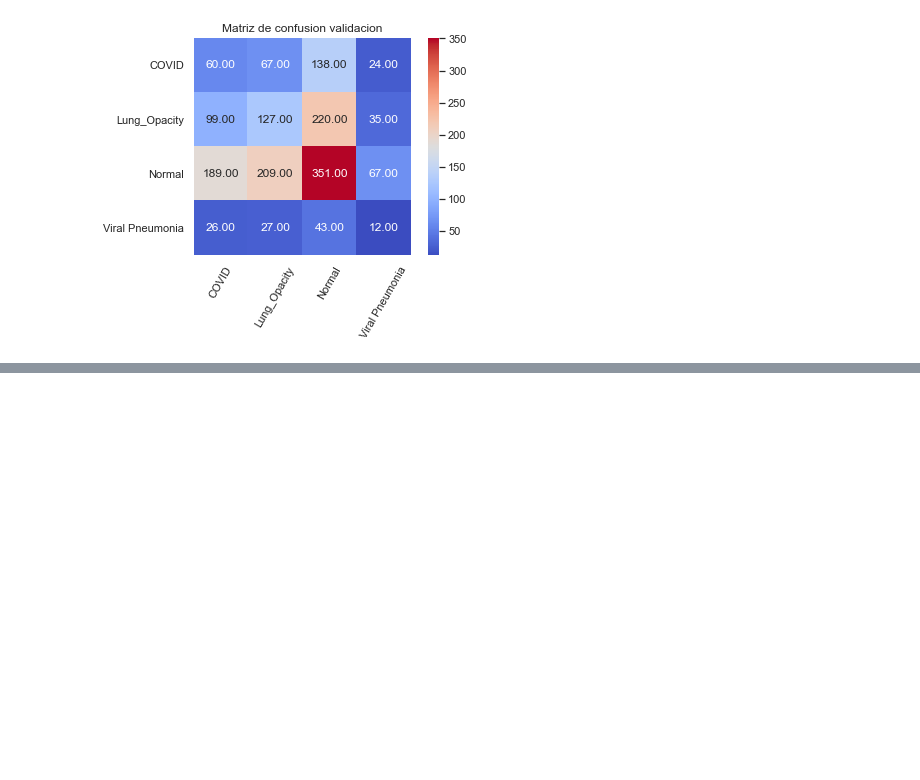
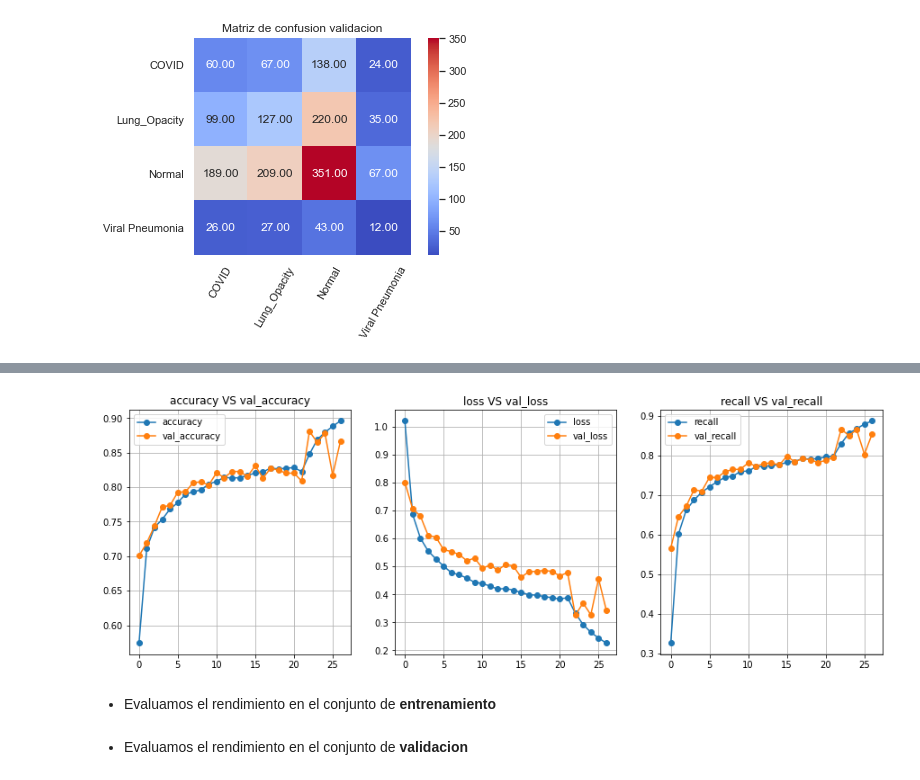
Before and after one commit to Jovamih/Modelo-Deteccion-COVID19, a Jupyter notebook: Notebooks/ModeladoV2.ipynb, the cells around one changed output, grey strips where cells are left out. Drawn from its saved outputs; the diff is of its cells as text; code cells hidden in the pictures; blank space fills up the shorter version.

```diff
--- a/Notebooks/ModeladoV2.ipynb
+++ b/Notebooks/ModeladoV2.ipynb
@@ -359,0 +430,12 @@ Cantidad de neuronas: 154
+# %%
+df_historyv1=pd.read_csv("model_historyVM.csv")
+df_historyv1.rename(columns={"recall_1":"recall","val_recall_1":"val_recall"},inplace=True)
+df_historyv2=pd.read_csv("model_historyVM2.csv")
+df_history=pd.concat([df_historyv1,df_historyv2],axis=0,ignore_index=True)
+history=df_history.to_dict("list")
+metrics=[("accuracy","val_accuracy"),("loss","val_loss"),("recall","val_recall")]
+plot_metrics(history,metrics=metrics)
+# %% [output]
+[figure, added]
+# %% [markdown]
+* Evaluamos el rendimiento en el conjunto de **entrenamiento**
@@ -359,0 +444,2 @@ Cantidad de neuronas: 154
+# %% [markdown]
+* Evaluamos el rendimiento en el conjunto de **validacion**
```
Also changed, not shown: parts of 25 cells of this notebook, 19 other files.
